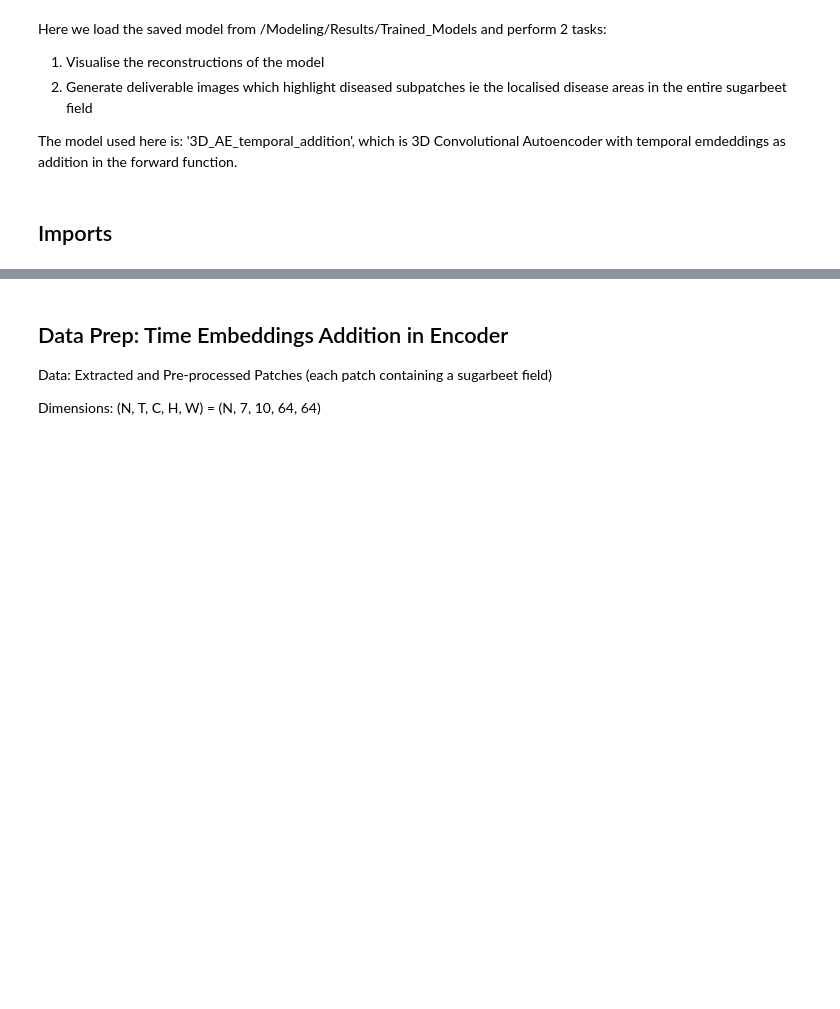
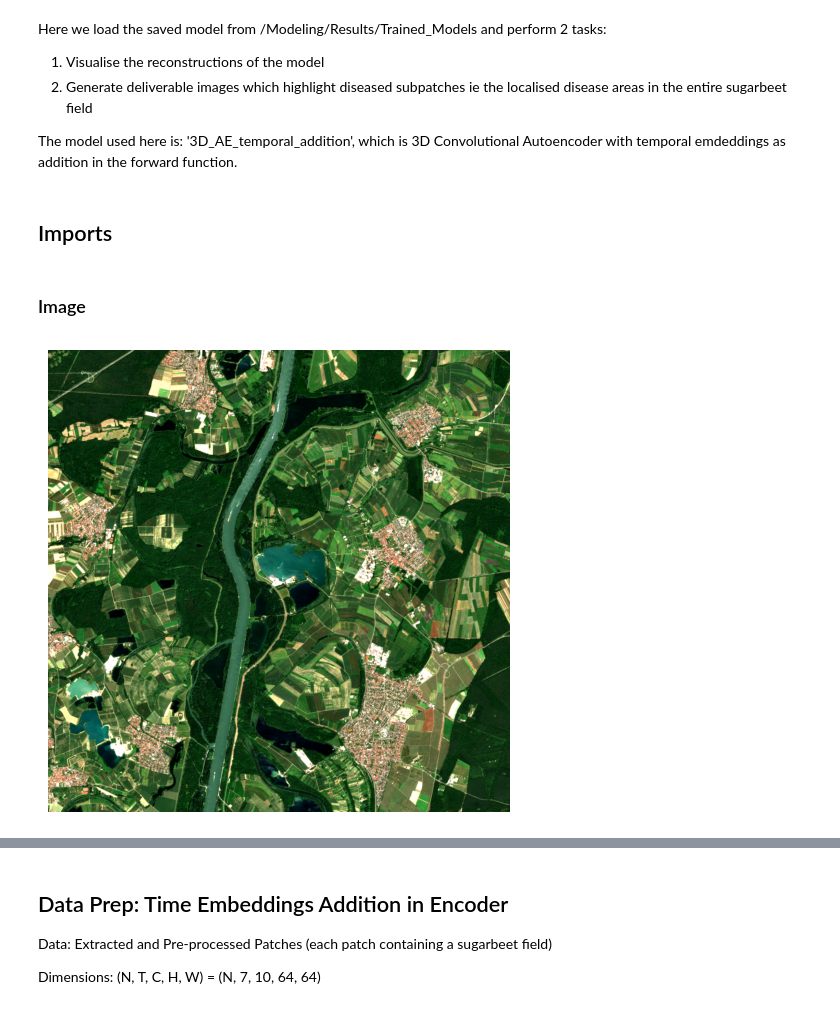
Before and after one commit to bhumikasadbhave/Master-Thesis-SITS, a Jupyter notebook: Modeling/final_visualisations.ipynb, the cells around one changed output, grey strips where cells are left out. Cells and saved outputs as stored; diff of their text form; code cells hidden in the pictures; blank space fills up the shorter version.

```diff
--- a/Modeling/final_visualisations.ipynb
+++ b/Modeling/final_visualisations.ipynb
@@ -59,3 +59,30 @@ import skimage.measure
 import torch
 import torch.nn as nn
 import torch.optim as optim
+# %% [markdown]
+### Image
+# %%
+spectral_image = load_single_image('/home/k64835/2019_06_24_all_bands_scl.pkl')
+spectral_image = spectral_image.transpose(1,2,0)
+
+r = spectral_image[..., 2]
+g = spectral_image[..., 1]
+b = spectral_image[..., 0]
+
+rgb_image = np.stack([r, g, b], axis=-1)
+
+# Normalize using percentiles to improve visibility
+p2, p98 = np.percentile(rgb_image, (2, 98))
+rgb_image = np.clip((rgb_image - p2) / (p98 - p2), 0, 1)
+# rgb_image = np.clip(rgb_image / np.max(rgb_image), 0, 1) if np.max(rgb_image) > 0 else rgb_image
+
+# Plot the image
+plt.figure(figsize=(6, 6))
+plt.imshow(rgb_image)
+plt.axis('off')
+plt.show()
+
+
+# visualise_all_bands_wo_masks(spectral_image)
+# %% [output]
+[figure, added]
```
Also changed, not shown: parts of 4 cells of this notebook, 7 other files.
